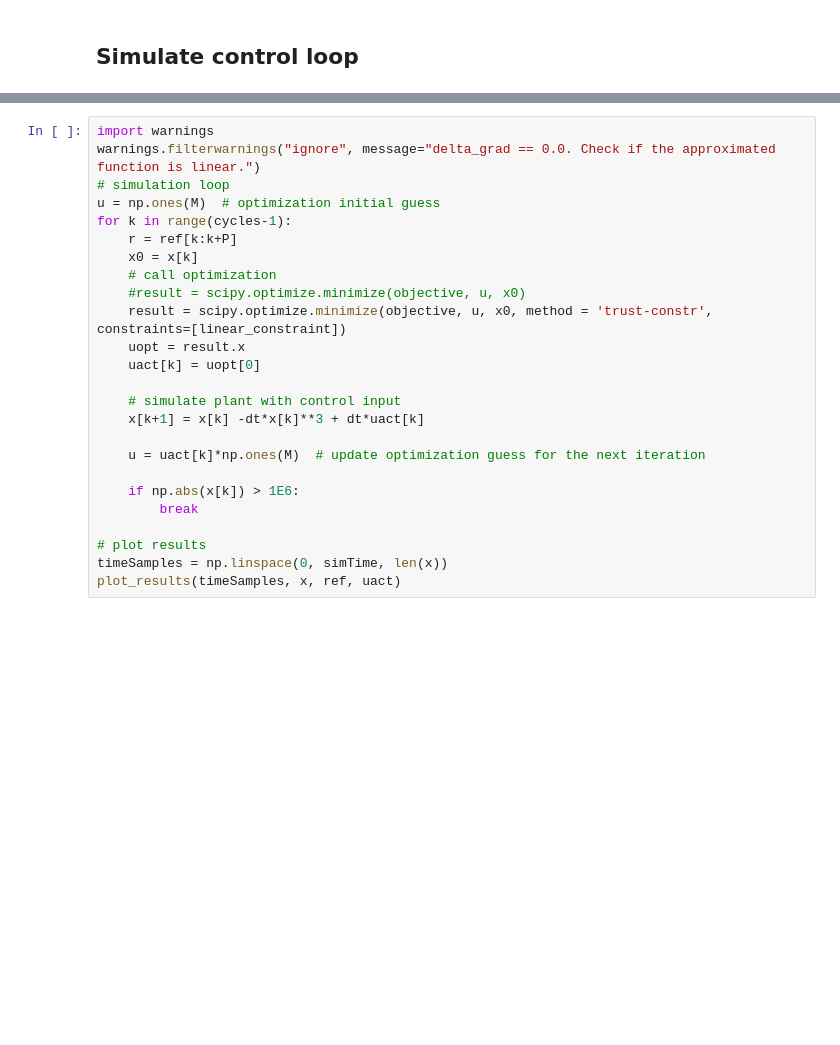
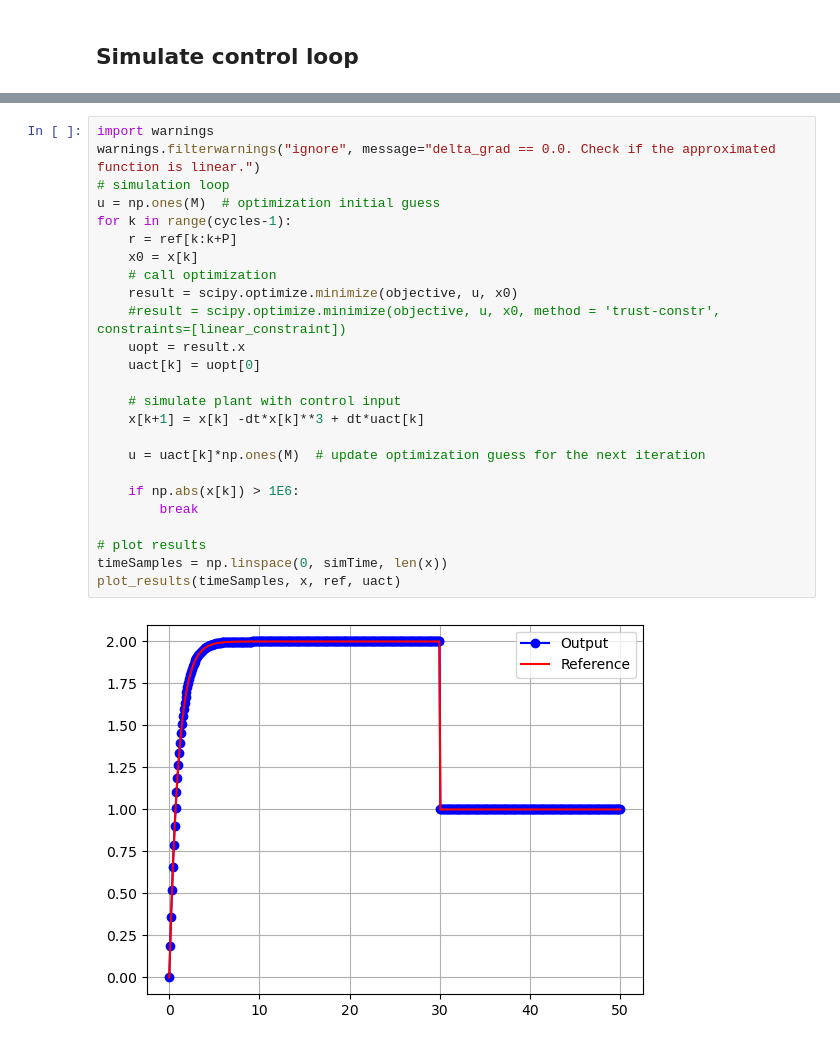
Before and after one commit to jhat6/simple_NLMPC_example, a Jupyter notebook: simple_NLMPC_NB.ipynb, the cells around one changed output, grey strips where cells are left out. Saved outputs shown, nothing was run; the diff lists cells and outputs as text; blank space fills up the shorter version.

```diff
--- a/simple_NLMPC_NB.ipynb
+++ b/simple_NLMPC_NB.ipynb
@@ -208,25 +213,27 @@ plt.plot(ref)
 # %%
 import warnings
 warnings.filterwarnings("ignore", message="delta_grad == 0.0. Check if the approximated function is linear.")
 # simulation loop
 u = np.ones(M)  # optimization initial guess
 for k in range(cycles-1):
     r = ref[k:k+P]
     x0 = x[k]
     # call optimization
-    #result = scipy.optimize.minimize(objective, u, x0)
-    result = scipy.optimize.minimize(objective, u, x0, method = 'trust-constr', constraints=[linear_constraint])
+    result = scipy.optimize.minimize(objective, u, x0)
+    #result = scipy.optimize.minimize(objective, u, x0, method = 'trust-constr', constraints=[linear_constraint])
     uopt = result.x
     uact[k] = uopt[0]
 
     # simulate plant with control input
     x[k+1] = x[k] -dt*x[k]**3 + dt*uact[k]
 
     u = uact[k]*np.ones(M)  # update optimization guess for the next iteration
 
     if np.abs(x[k]) > 1E6:
         break
 
 # plot results
 timeSamples = np.linspace(0, simTime, len(x))
 plot_results(timeSamples, x, ref, uact)
+# %% [output]
+[figure, added]
```
Also changed, not shown: parts of 9 cells of this notebook.
